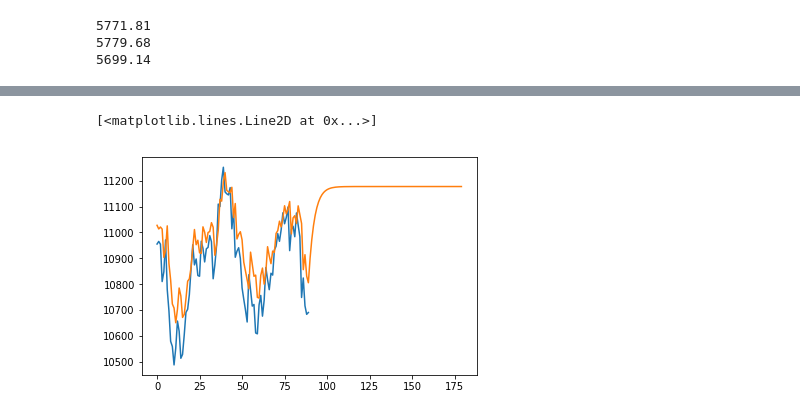
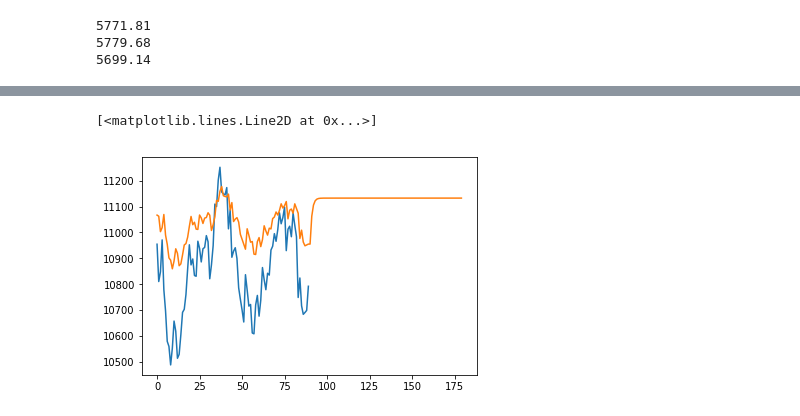
Before and after one commit to lalagrass/keras-lstm-test, a Jupyter notebook: LSTM_Stock_Test1.ipynb, the cells around one changed output, grey strips where cells are left out. Saved outputs shown, nothing was run; the diff lists cells and outputs as text; code cells hidden in the pictures.

```diff
--- a/LSTM_Stock_Test1.ipynb
+++ b/LSTM_Stock_Test1.ipynb
@@ -212,12 +215,13 @@ plt.plot(history.history['val_loss'])
 #Xt = model.predict(X_test)
 #plt.plot(y_test.reshape(-1,1))
 #plt.plot(Xt)
-
+X_test_tmp = X_test.copy()
 Xt = model.predict(X_test)
 
 for i in range(90):
-    newVal = model.predict(Xt[-1].reshape(1,1,1))
-    Xt = np.append(Xt, newVal)
+    newVal = model.predict(X_test_tmp.reshape(X_test_tmp.shape[0],1,1))
+    X_test_tmp = np.append(X_test_tmp, newVal[-1])
+    Xt = np.append(Xt, newVal[-1])
 
 plt.plot(scl.inverse_transform(y_test.reshape(-1,1)))
 #plt.plot(stock['Close'].values.reshape(-1,1))
@@ -228,7 +232,7 @@ plt.plot(scl.inverse_transform(Xt.reshape(-1, 1)))
 # %%
 model = Sequential()
-model.add(LSTM(256, return_sequences=True, input_shape=(window_size,1)))
-model.add(LSTM(256,input_shape=(window_size,1)))
+model.add(LSTM(512, return_sequences=True, input_shape=(window_size,1)))
+model.add(LSTM(512,input_shape=(window_size,1)))
 model.add(Dense(1))
 model.compile(optimizer='adam',loss='mean_squared_error')
 #Reshape data for (Sample,Timestep,Features)
@@ -236,5 +240,5 @@ X_train = X_train.reshape((X_train.shape[0],X_train.shape[1],1))
 X_test = X_test.reshape((X_test.shape[0],X_test.shape[1],1))
 #Fit model with history to check for overfitting
 #history = model.fit(X_train,y_train,epochs=300,validation_data=(X_test,y_test),shuffle=False,callbacks=[plot])
-history = model.fit(X_train,y_train,epochs=120,validation_data=(X_test,y_test),shuffle=False)
+history = model.fit(X_train,y_train,epochs=config_epochs,validation_data=(X_test,y_test),shuffle=False)
 # %% [output]
@@ -265,11 +269,12 @@ plt.plot(history.history['val_loss'])
 #Xt = model.predict(X_test)
 #plt.plot(y_test.reshape(-1,1))
 #plt.plot(Xt)
-
+X_test_tmp = X_test.copy()
 Xt = model.predict(X_test)
 
 for i in range(90):
-    newVal = model.predict(Xt.reshape(Xt.shape[0],1,1))
+    newVal = model.predict(X_test_tmp.reshape(X_test_tmp.shape[0],1,1))
+    X_test_tmp = np.append(X_test_tmp, newVal[-1])
     Xt = np.append(Xt, newVal[-1])
 
 plt.plot(scl.inverse_transform(y_test.reshape(-1,1)))
@@ -281,8 +286,8 @@ plt.plot(scl.inverse_transform(Xt.reshape(-1, 1)))
 # %%
 model = Sequential()
-model.add(LSTM(256, return_sequences=True, input_shape=(window_size,1)))
-model.add(LSTM(256, return_sequences=True))
-model.add(LSTM(256,input_shape=(window_size,1)))
+model.add(LSTM(512, return_sequences=True, input_shape=(window_size,1)))
+model.add(LSTM(512, return_sequences=True))
+model.add(LSTM(512,input_shape=(window_size,1)))
 model.add(Dense(1))
 model.compile(optimizer='adam',loss='mean_squared_error')
 #Reshape data for (Sample,Timestep,Features)
@@ -290,5 +295,5 @@ X_train = X_train.reshape((X_train.shape[0],X_train.shape[1],1))
 X_test = X_test.reshape((X_test.shape[0],X_test.shape[1],1))
 #Fit model with history to check for overfitting
 #history = model.fit(X_train,y_train,epochs=300,validation_data=(X_test,y_test),shuffle=False,callbacks=[plot])
-history = model.fit(X_train,y_train,epochs=120,validation_data=(X_test,y_test),shuffle=False)
+history = model.fit(X_train,y_train,epochs=config_epochs,validation_data=(X_test,y_test),shuffle=False)
 # %% [output]
@@ -318,17 +323,18 @@ plt.plot(history.history['val_loss'])
 # %%
 #Xt = model.predict(X_test)
 #plt.plot(y_test.reshape(-1,1))
 #plt.plot(Xt)
-
+X_test_tmp = X_test.copy()
 Xt = model.predict(X_test)
 
 for i in range(90):
-    newVal = model.predict(Xt.reshape(Xt.shape[0],1,1))
+    newVal = model.predict(X_test_tmp.reshape(X_test_tmp.shape[0],1,1))
+    X_test_tmp = np.append(X_test_tmp, newVal[-1])
     Xt = np.append(Xt, newVal[-1])
 
 plt.plot(scl.inverse_transform(y_test.reshape(-1,1)))
 #plt.plot(stock['Close'].values.reshape(-1,1))
 plt.plot(scl.inverse_transform(Xt.reshape(-1, 1)))
 # %% [output]
 [<matplotlib.lines.Line2D at 0x...>]
-[figure, old version]
+[figure, new version]
```
Also changed, not shown: parts of 16 cells of this notebook.
